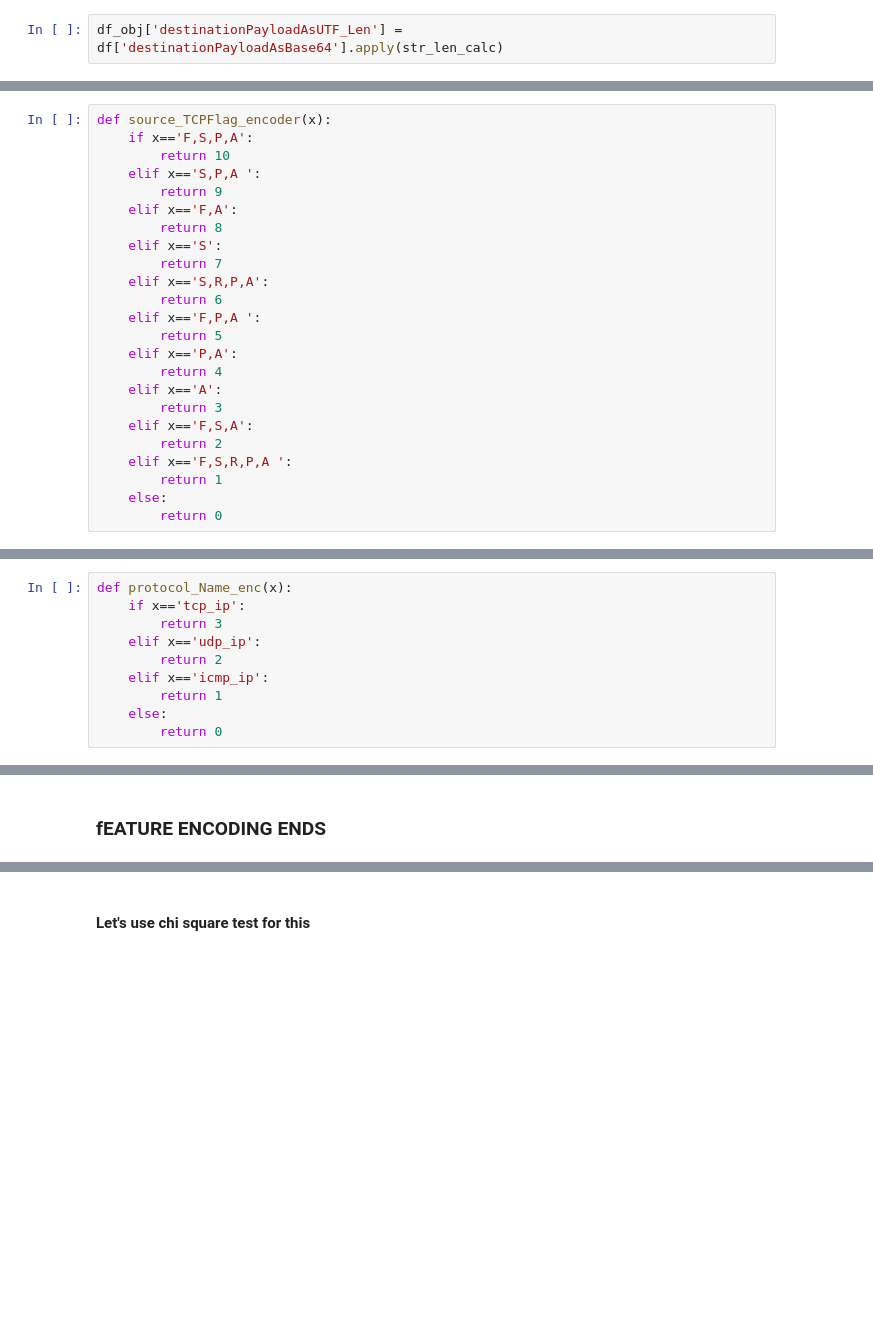
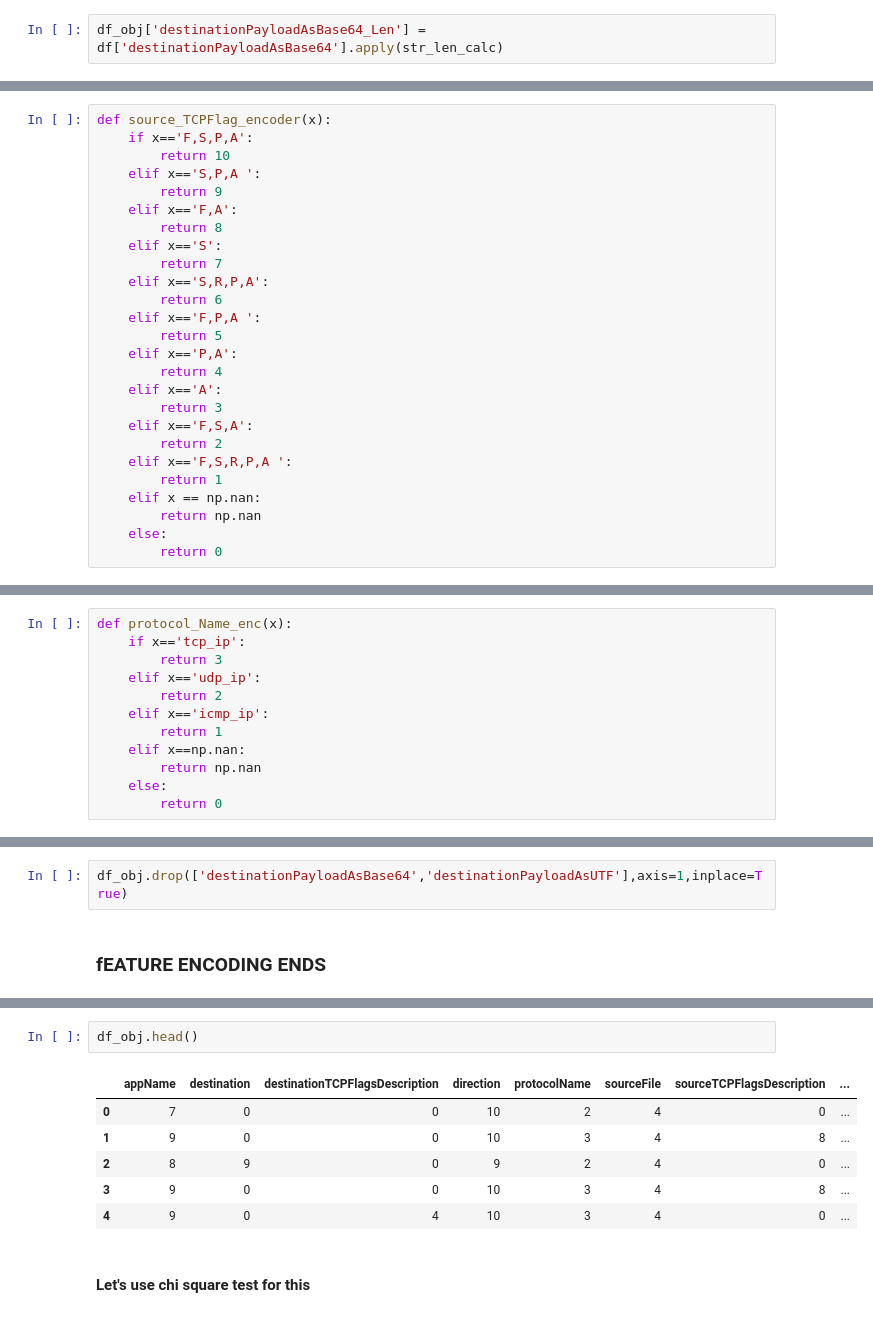
Before and after one commit to Raksh710/Information_Challenge_UMD, a Jupyter notebook: T-1.ipynb, the cells around one changed output, grey strips where cells are left out. Drawn from its saved outputs; the diff is of its cells as text; blank space fills up the shorter version.

```diff
--- a/T-1.ipynb
+++ b/T-1.ipynb
@@ -558,7 +568,7 @@ df_obj['sourcePayloadAsUTF_Len'] = df_obj['sourcePayloadAsUTF'].apply(str_len_ca
 # %%
 #df_obj.drop(['destinationPayloadAsUTF','destinationPayloadAsBase64'],axis=1,inplace=True)
 # %%
-df_obj['destinationPayloadAsUTF_Len'] = df['destinationPayloadAsBase64'].apply(str_len_calc)
+df_obj['destinationPayloadAsBase64_Len'] = df['destinationPayloadAsBase64'].apply(str_len_calc)
 # %%
 df_obj['destinationPayloadAsUTF_Len'] = df['destinationPayloadAsUTF'].apply(str_len_calc)
 # %%
@@ -603,6 +613,8 @@ def source_TCPFlag_encoder(x):
         return 2
     elif x=='F,S,R,P,A ':
         return 1
+    elif x == np.nan:
+        return np.nan
     else:
         return 0
 # %%
@@ -659,6 +671,8 @@ def protocol_Name_enc(x):
         return 2
     elif x=='icmp_ip':
         return 1
+    elif x==np.nan:
+        return np.nan
     else:
         return 0
 # %%
@@ -749,3 +763,5 @@ memory usage: 232.1 MB
+# %%
+df_obj.drop(['destinationPayloadAsBase64','destinationPayloadAsUTF'],axis=1,inplace=True)
 # %% [markdown]
 ### fEATURE ENCODING ENDS
 # %%
@@ -766,5 +783,14 @@ source-2                           0.000000
 source-3                           0.000000
 source-4                           0.000000
 dtype: float64
+# %%
+df_obj.head()
+# %% [output]
+|  | appName | destination | destinationTCPFlagsDescription | direction | protocolName | sourceFile | sourceTCPFlagsDescription | ... |
+| 0 | 7 | 0 | 0 | 10 | 2 | 4 | 0 | ... |
+| 1 | 9 | 0 | 0 | 10 | 3 | 4 | 8 | ... |
+| 2 | 8 | 9 | 0 | 9 | 2 | 4 | 0 | ... |
+| 3 | 9 | 0 | 0 | 10 | 3 | 4 | 8 | ... |
+| 4 | 9 | 0 | 4 | 10 | 3 | 4 | 0 | ... |
 # %% [markdown]
 #### Let's use chi square test for this
```
Also changed, not shown: parts of 123 cells of this notebook.
